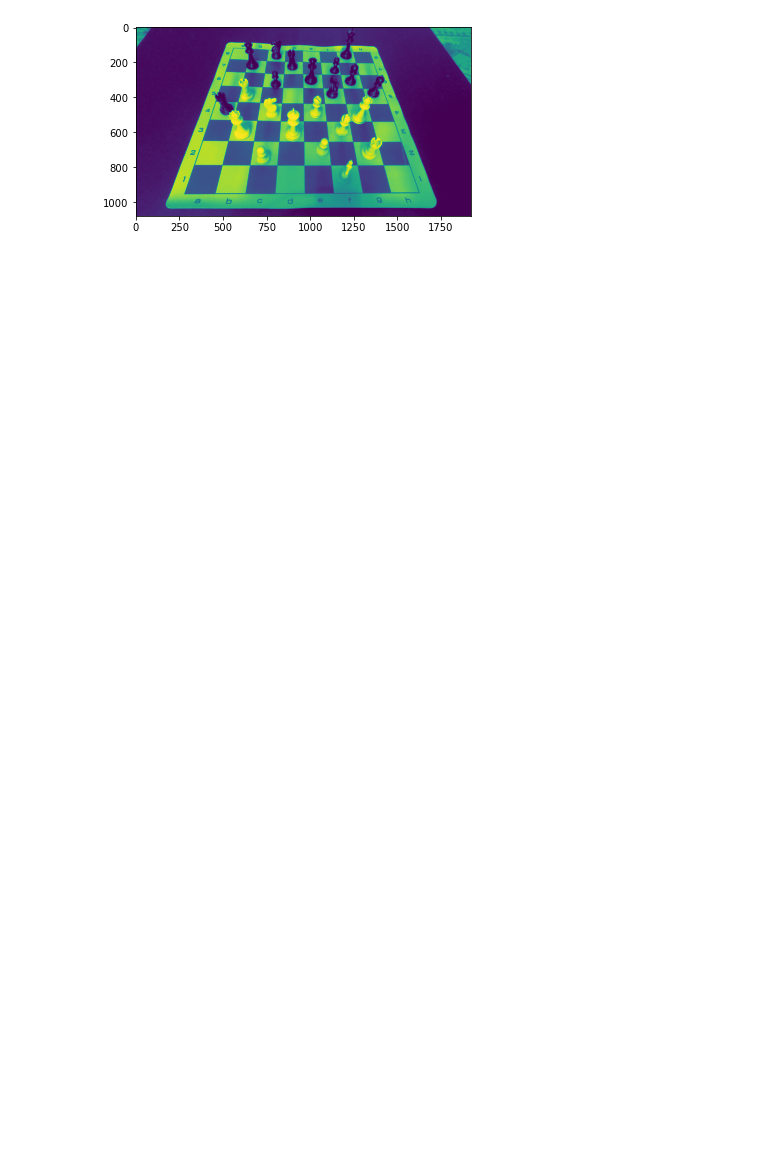
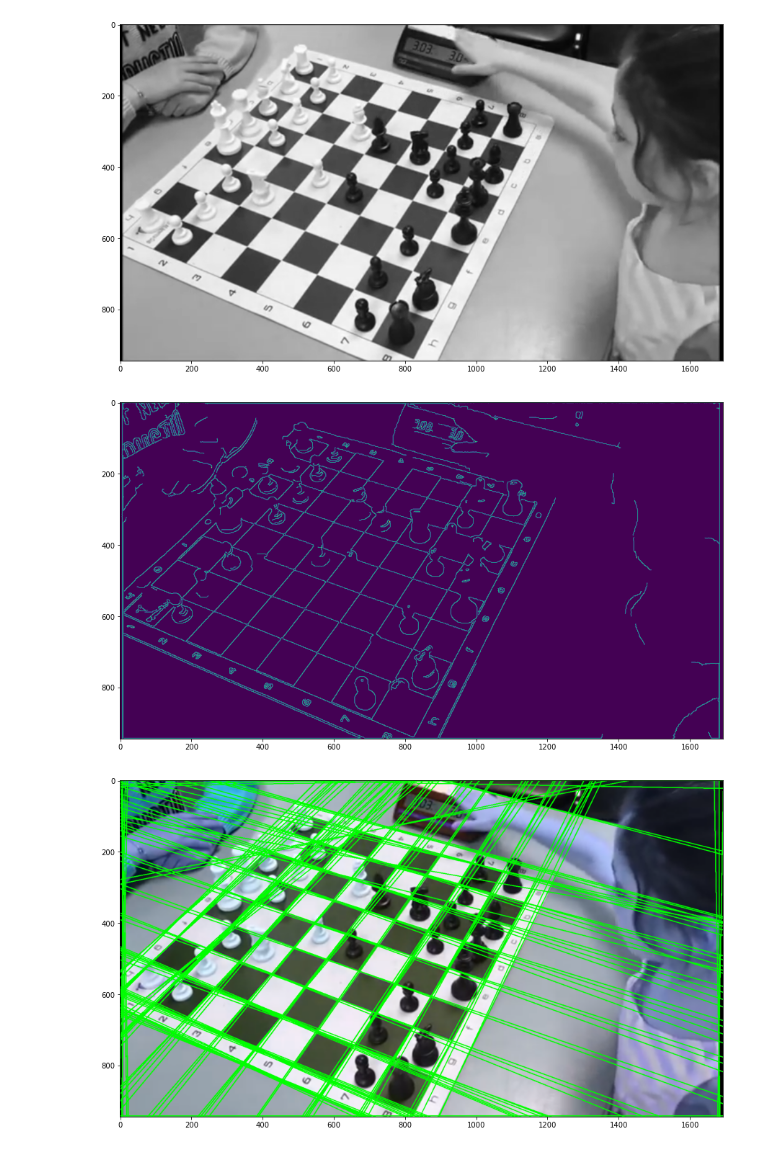
Before and after one commit to untergunter/Chess-documentation, a Jupyter notebook: main.ipynb, the cells around one changed output. Drawn from its saved outputs; the diff is of its cells as text; code cells hidden in the pictures; blank space fills up the shorter version.

Commit message:
using image from wanted video

```diff
--- a/main.ipynb
+++ b/main.ipynb
@@ -2,6 +2,8 @@
 import cv2
 import numpy as np
 import matplotlib.pyplot as plt
+%matplotlib inline
+plt.rcParams['figure.figsize'] = [15, 10]
 # %%
 def cut_to_relevant_time(path:str)->None:
     """
@@ -36,39 +38,46 @@ def find_81_point(image)->dict:
     :param image:
     :return:{'a1':((x,y),(x,y),(x,y),(x,y)),'h8':((x,y),(x,y),(x,y),(x,y))}
     """
     image = cv2.imread(image)
     gray_image = cv2.cvtColor(image,cv2.COLOR_BGR2GRAY)
-    plt.imshow(gray_image)
-    edges = cv2.Canny(gray_image,50,150,apertureSize = 3)
-    lines = cv2.HoughLines(edges,2,np.pi/180,300)
+    plt.imshow(gray_image,cmap='gray')
+    plt.show()
+    edges = cv2.Canny(gray_image,30,150,apertureSize = 3)
+    plt.imshow(edges)
+    plt.show()
+    lines = cv2.HoughLines(edges,2,np.deg2rad(1),200)
     lines = lines.reshape(-1,2)
     for rho,theta in lines:
         a = np.cos(theta)
         b = np.sin(theta)
         x0 = a*rho
         y0 = b*rho
-        x1 = int(x0 + 1000*(-b))
-        y1 = int(y0 + 1000*(a))
-        x2 = int(x0 - 1000*(-b))
-        y2 = int(y0 - 1000*(a))
+        big_int_for_plot = 10_000
+        x1 = int(x0 + big_int_for_plot*(-b))
+        y1 = int(y0 + big_int_for_plot*(a))
+        x2 = int(x0 - big_int_for_plot*(-b))
+        y2 = int(y0 - big_int_for_plot*(a))
 
         cv2.line(image,(x1,y1),(x2,y2),(0,255,0),2)
 
     cv2.imwrite('lines.jpg',image)
+    plt.imshow(image)
     return lines
 
 def find_top_2_changes(image1,coord1:dict,image2,coord2:dict)->tuple:
     """
     this function returns the bord locations that changed - from result[0]
     to result[1]
     :param image1:
     :param coord1:
     :param image2:
     :param coord2:
     :return:
     """
     pass
 
-lines = find_81_point('data/alpha_data_image47.jpeg')
+lines = find_81_point('data/sample.png')
 # %% [output]
-[figure, old version]
+[figure, new version]
+[figure, added]
+[figure, added]
```
Also changed, not shown: parts of 1 cell of this notebook, 1 other file.
